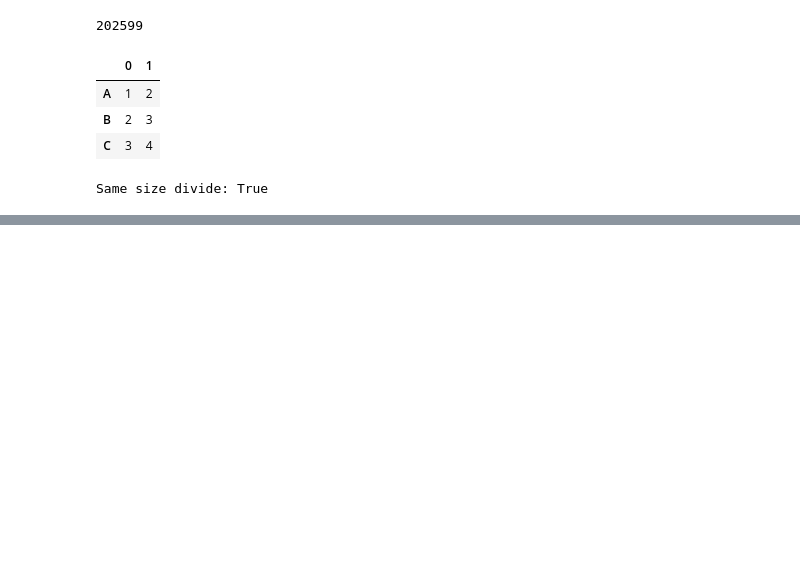
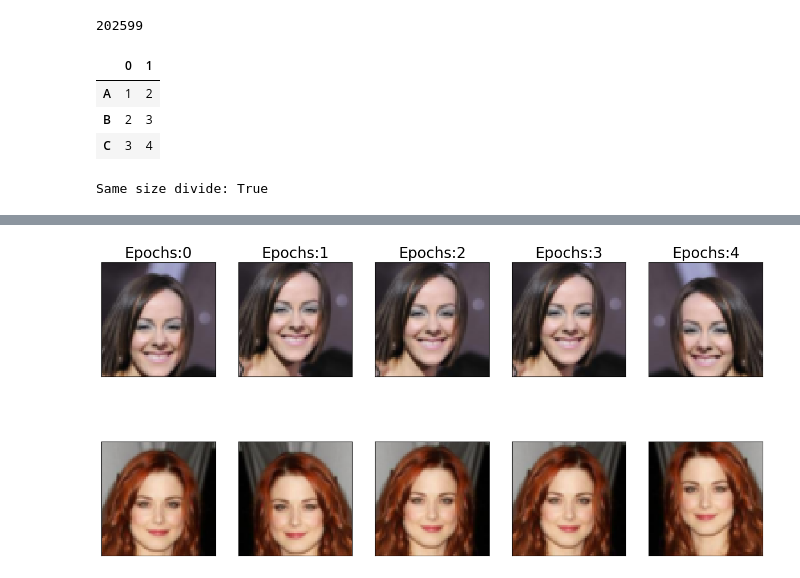
Before and after one commit to aditya12-here/imbalanced-dataset, a Jupyter notebook: data-augmentation.ipynb, the cells around one changed output, grey strips where cells are left out. Saved outputs shown, nothing was run; the diff lists cells and outputs as text; code cells hidden in the pictures; blank space fills up the shorter version.

```diff
--- a/data-augmentation.ipynb
+++ b/data-augmentation.ipynb
@@ -188,0 +280,13 @@ test_dataset=Subset(dataset,test_idx)
+# %%
+train_transforms=T.Compose([
+    T.ToImage(),
+    T.RandomCrop([178,178]),
+    T.RandomHorizontalFlip(),
+    T.Resize([64,64]),
+    T.ToDtype(torch.float32,scale=True)
+])
+# %%
+celeb_dataset=CelebDataset(image_repo,smiling_attr,transforms=train_transforms)
+train_dataset=Subset(celeb_dataset,train_idx)
+test_dataset=Subset(celeb_dataset,test_idx)
+val_dataset=Subset(celeb_dataset,val_idx)
@@ -188,0 +295,20 @@ test_dataset=Subset(dataset,test_idx)
+# %%
+train_dataloader=DataLoader(train_dataset,batch_size=2);
+fig,ax=plt.subplots(2,5,figsize=(16,8))
+
+for epochs in range(5):
+        image_batch,label_batch=next(iter(train_dataloader))
+        image_batch=image_batch.permute(0,2,3,1)
+        image1=image_batch[0]
+        image2=image_batch[1]
+
+        ax[0][epochs].imshow(image1)
+        ax[0][epochs].set_title(f"Epochs:{epochs}",size=20)
+        ax[0][epochs].set_xticks([])
+        ax[0][epochs].set_yticks([])
+        ax[1][epochs].imshow(image2)
+
+        ax[1][epochs].set_xticks([])
+        ax[1][epochs].set_yticks([])
+# %% [output]
+[figure, added]
```
Also changed, not shown: parts of 9 cells of this notebook.
